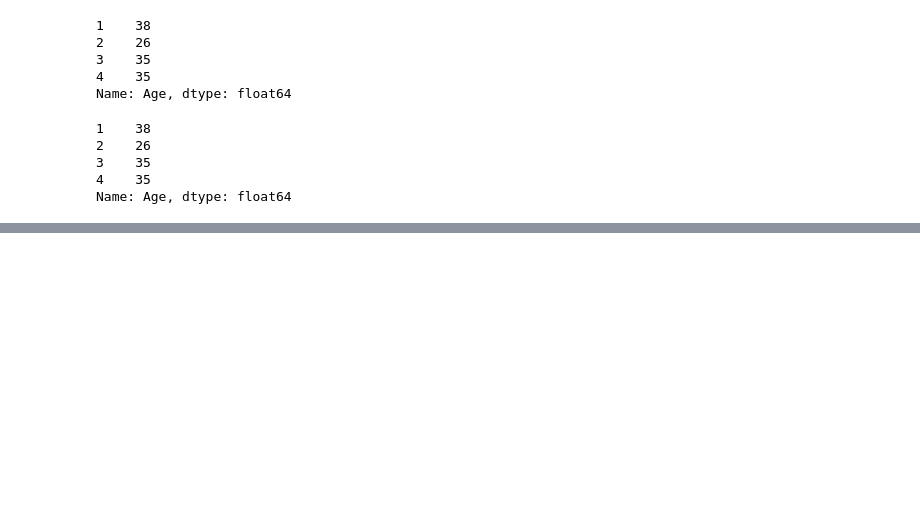
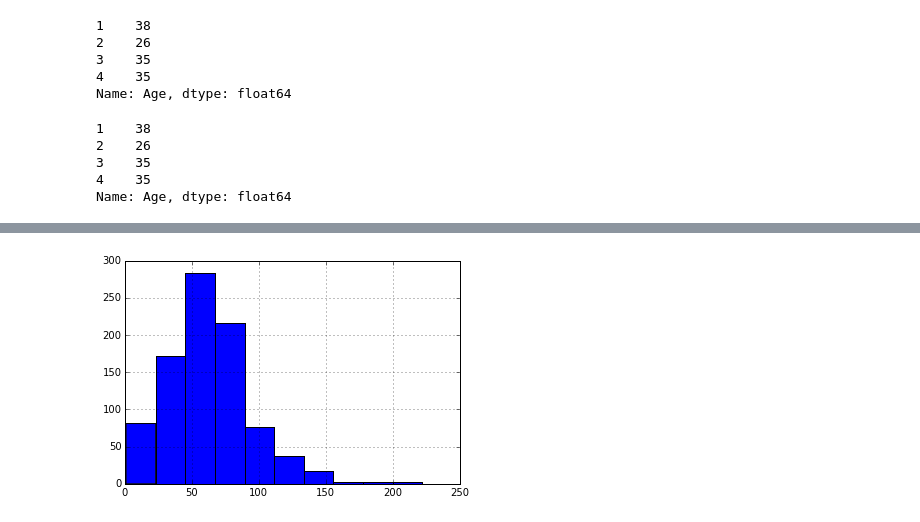
Before and after one commit to xign/Learn_Python, a Jupyter notebook: kaggle/Titanic/Py.ipynb, the cells around one changed output, grey strips where cells are left out. Drawn from its saved outputs; the diff is of its cells as text; code cells hidden in the pictures; blank space fills up the shorter version.

```diff
--- a/kaggle/Titanic/Py.ipynb
+++ b/kaggle/Titanic/Py.ipynb
@@ -338,0 +349,2 @@ nan
+# %%
+df['AgeIsNull'] = pd.isnull(df.Age).astype(int)
@@ -338,0 +372,9 @@ nan
+# %%
+df['FamilySize'] = df['SibSp'] + df['Parch']
+# %%
+df['Age*Class'] = df.AgeFill * df.Pclass
+# %%
+df['Age*Class'].hist()
+p.show()
+# %% [output]
+[figure, added]
```
Also changed, not shown: parts of 13 cells of this notebook.
